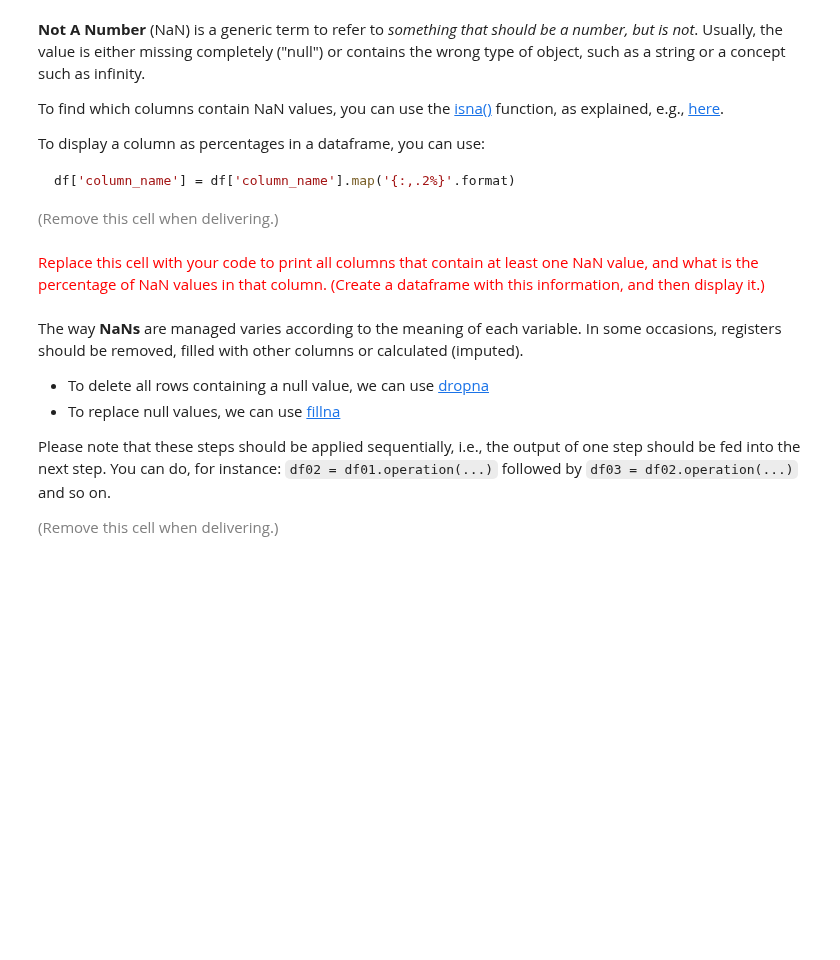
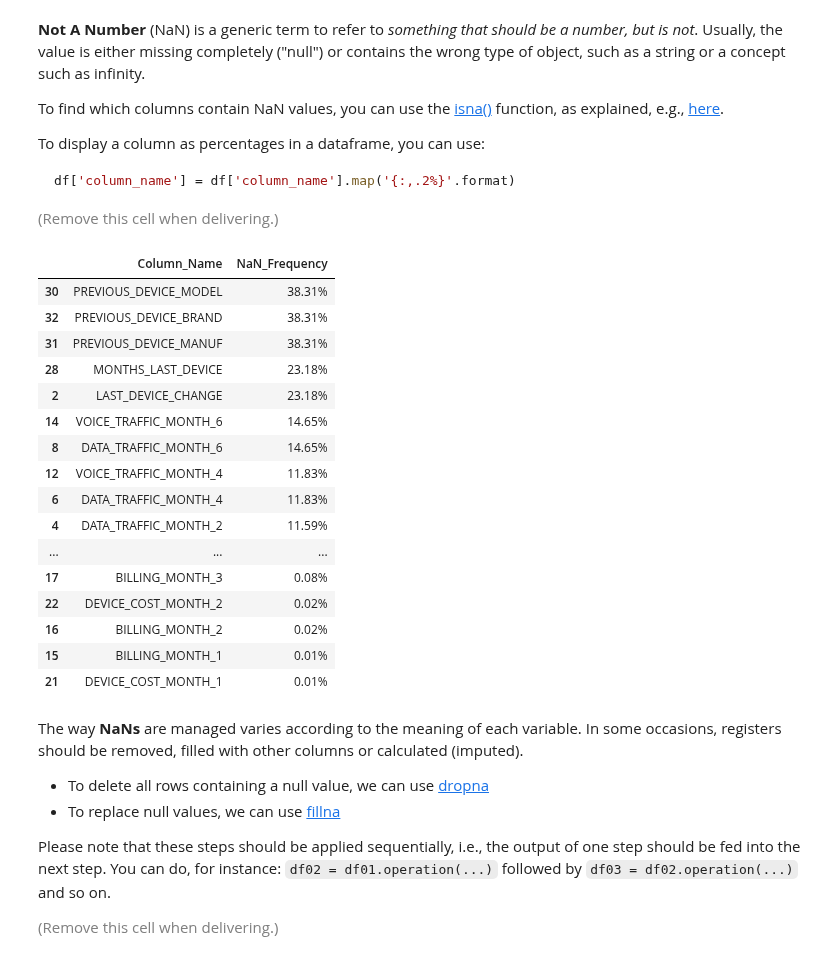
Before and after one commit to LucaFranceschi01/MDM-2024, a Jupyter notebook: ps01_02/ps01_02_data_preparation.ipynb, the cells around one changed output. Cells and saved outputs as stored; diff of their text form; code cells hidden in the pictures; blank space fills up the shorter version.

Commit message:
cleaning data start

````diff
--- a/ps01_02/ps01_02_data_preparation.ipynb
+++ b/ps01_02/ps01_02_data_preparation.ipynb
@@ -274,8 +276,34 @@ df['column_name'] = df['column_name'].map('{:,.2%}'.format)
 ```
 
 <font size="-1" color="gray">(Remove this cell when delivering.)</font>
-# %% [markdown]
-<font size="+1" color="red">Replace this cell with your code to print all columns that contain at least one NaN value, and what is the percentage of NaN values in that column. (Create a dataframe with this information, and then display it.)</font>
+# %%
+nan_info = []
+
+for col in input_dataset.columns:
+    nan_info.append({'Column_Name': col, 'NaN_Frequency': input_dataset[col].isna().sum()/input_dataset[col].size})
+
+nan_info_pd = pd.DataFrame(nan_info, columns=['Column_Name', 'NaN_Frequency'])
+nan_info_pd = nan_info_pd[nan_info_pd.NaN_Frequency > 0].sort_values(by='NaN_Frequency', ascending=False)
+
+display(nan_info_pd) # in this case all columns contain at least one NaN value
+# %% [output]
+|  | Column_Name | NaN_Frequency |
+| 30 | PREVIOUS_DEVICE_MODEL | 38.31% |
+| 32 | PREVIOUS_DEVICE_BRAND | 38.31% |
+| 31 | PREVIOUS_DEVICE_MANUF | 38.31% |
+| 28 | MONTHS_LAST_DEVICE | 23.18% |
+| 2 | LAST_DEVICE_CHANGE | 23.18% |
+| 14 | VOICE_TRAFFIC_MONTH_6 | 14.65% |
+| 8 | DATA_TRAFFIC_MONTH_6 | 14.65% |
+| 12 | VOICE_TRAFFIC_MONTH_4 | 11.83% |
+| 6 | DATA_TRAFFIC_MONTH_4 | 11.83% |
+| 4 | DATA_TRAFFIC_MONTH_2 | 11.59% |
+| ... | ... | ... |
+| 17 | BILLING_MONTH_3 | 0.08% |
+| 22 | DEVICE_COST_MONTH_2 | 0.02% |
+| 16 | BILLING_MONTH_2 | 0.02% |
+| 15 | BILLING_MONTH_1 | 0.01% |
+| 21 | DEVICE_COST_MONTH_1 | 0.01% |
 # %% [markdown]
 The way **NaNs** are managed varies according to the meaning of each variable. In some occasions, registers should be removed, filled with other columns or calculated (imputed).
 
````
Also changed, not shown: parts of 5 cells of this notebook.
